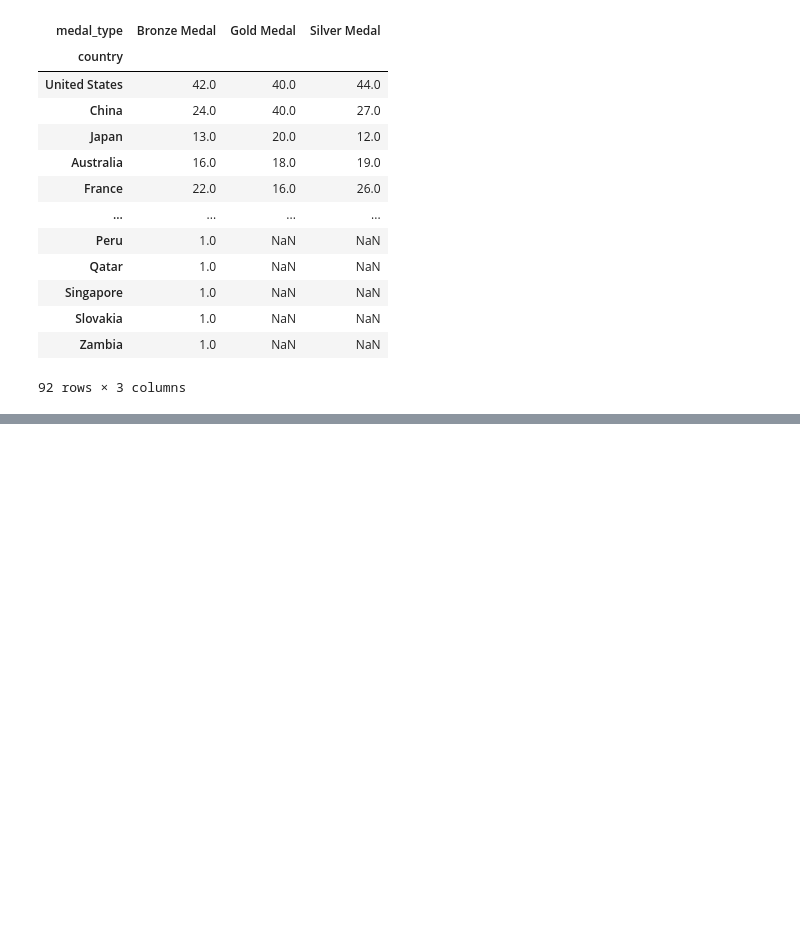
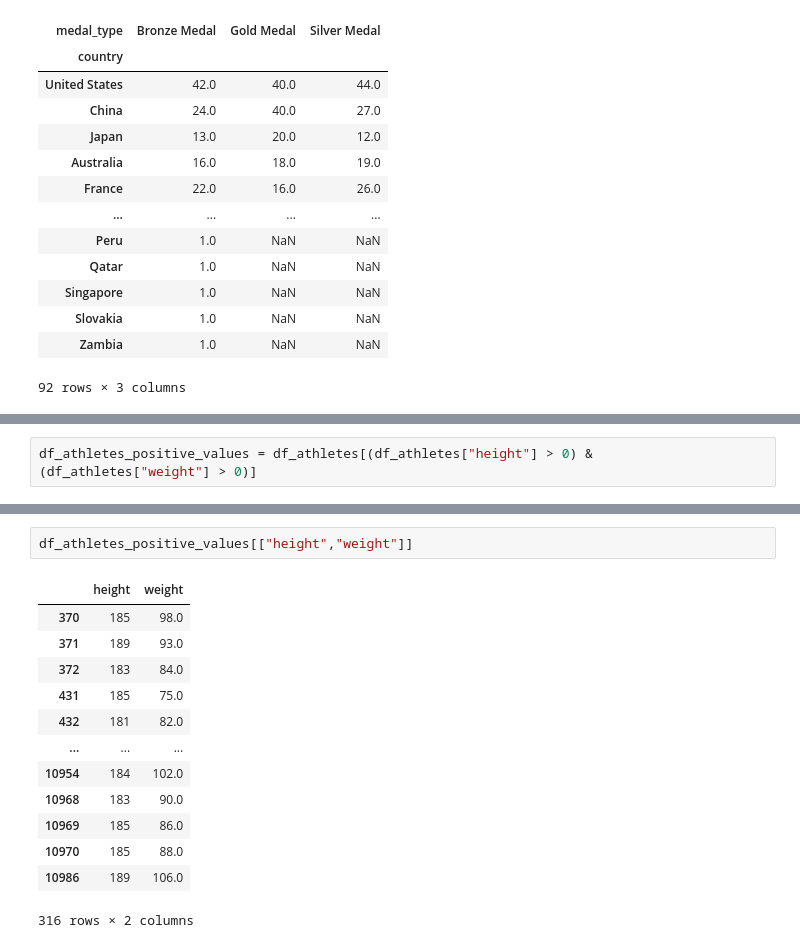
Before and after one commit to thiagolir4/Data_Cleaning_e_Wrangling, a Jupyter notebook: Data_Cleaning_e_Wrangling.ipynb, the cells around one changed output, grey strips where cells are left out. Cells and saved outputs as stored; diff of their text form; blank space fills up the shorter version.

```diff
--- a/Data_Cleaning_e_Wrangling.ipynb
+++ b/Data_Cleaning_e_Wrangling.ipynb
@@ -306,0 +309,2 @@ df_medals.groupby("country")["medal_type"].value_counts().unstack().sort_values(
+# %%
+df_athletes_positive_values = df_athletes[(df_athletes["height"] > 0) & (df_athletes["weight"] > 0)]
@@ -306,0 +331,16 @@ df_medals.groupby("country")["medal_type"].value_counts().unstack().sort_values(
+# %%
+df_athletes_positive_values[["height","weight"]]
+# %% [output]
+|  | height | weight |
+| 370 | 185 | 98.0 |
+| 371 | 189 | 93.0 |
+| 372 | 183 | 84.0 |
+| 431 | 185 | 75.0 |
+| 432 | 181 | 82.0 |
+| ... | ... | ... |
+| 10954 | 184 | 102.0 |
+| 10968 | 183 | 90.0 |
+| 10969 | 185 | 86.0 |
+| 10970 | 185 | 88.0 |
+| 10986 | 189 | 106.0 |
+316 rows × 2 columns
```
Also changed, not shown: parts of 17 cells of this notebook.
